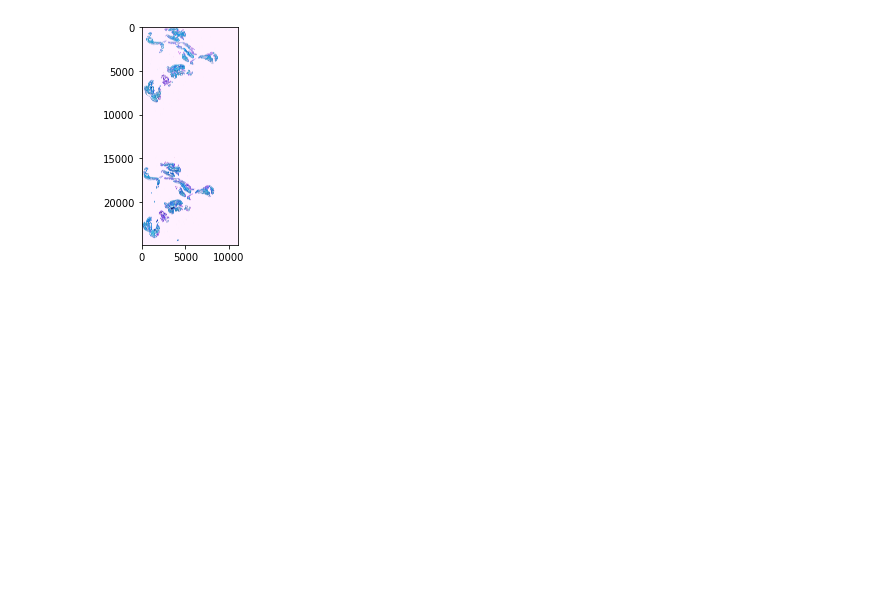
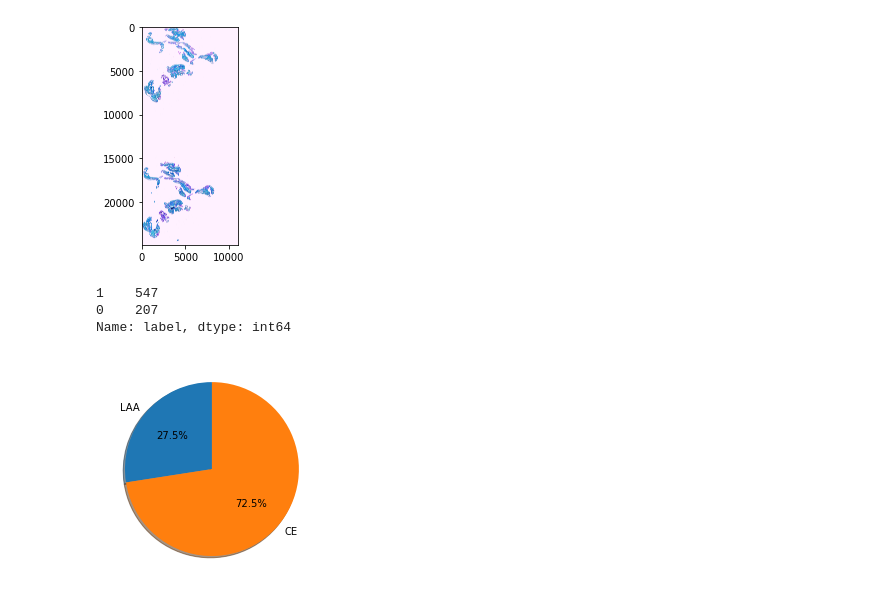
Before and after one commit to marian963/MayoClinic_Kaggle, a Jupyter notebook: MayoClinic_Kaggle.ipynb, the cells around one changed output. Saved outputs shown, nothing was run; the diff lists cells and outputs as text; code cells hidden in the pictures; blank space fills up the shorter version.

```diff
--- a/MayoClinic_Kaggle.ipynb
+++ b/MayoClinic_Kaggle.ipynb
@@ -230,3 +230,19 @@ plt.imshow(third_img)
 # %% [output]
 <matplotlib.image.AxesImage at 0x...>
 [figure]
+# %%
+df_train["label"].value_counts()
+# %% [output]
+1    547
+0    207
+Name: label, dtype: int64
+# %%
+labels = "LAA", "CE"
+counts = [207 ,547]
+
+fig, ax = plt.subplots()
+ax.pie(counts, labels=labels, autopct="%1.1f%%", shadow=True, startangle=90)
+ax.axis("off")
+plt.show()
+# %% [output]
+[figure, added]
```
